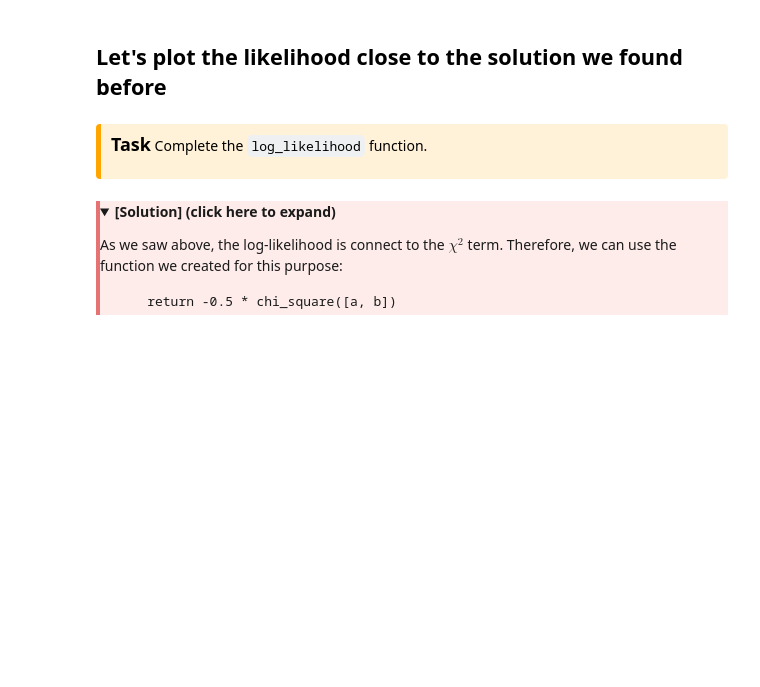
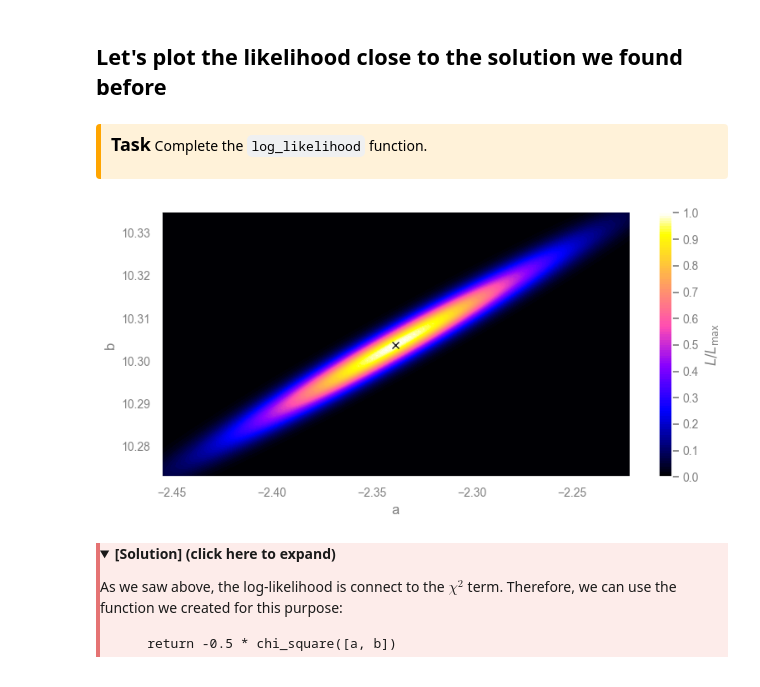
Before and after one commit to AstroStat-Academy/astrostat-school-7, a Jupyter notebook: MLE/MLE.ipynb, the cells around one changed output. Drawn from its saved outputs; the diff is of its cells as text; code cells hidden in the pictures; folded sections open; blank space fills up the shorter version.

```diff
--- a/MLE/MLE.ipynb
+++ b/MLE/MLE.ipynb
@@ -256,30 +285,32 @@ Complete the `log_likelihood` function.
 # %%
 # construct a 2D grid with 101 points in each direction
 a_grid = np.sort(np.linspace(0.95 * ch2_params[0], 1.05 * ch2_params[0], 101))
 b_grid = np.sort(np.linspace(0.997 * ch2_params[1], 1.003 * ch2_params[1], 101))
 [A, B] = np.meshgrid(a_grid, b_grid)
 
 
 # construct the likelihood function (and vectorize it to be applied directly on arrays)
 @np.vectorize
 def log_likelihood(a, b):
     """The log-likelihood function for the linear model."""
-    return ...
+    return -0.5 * chi_square([a, b])
 
 
 ln_like = log_likelihood(A, B)    # compute the likelihood in each grid point
 ln_like = ln_like - np.max(ln_like)       # normalizing it for the maximum to be 0.0
 L = np.exp(ln_like)               # un-log it to better visualization
 
 # plot the results
 plt.figure()
 plt.contourf(A, B, L, 100, cmap='gnuplot2')
 plt.plot(*ch2_params, "xk")
 plt.xlabel("a")
 plt.ylabel("b")
 cbar = plt.colorbar(label=r"$L / L_{\max}$")
 cbar.set_ticks(np.linspace(0, 1, 11))
 plt.show()
+# %% [output]
+[figure, added]
 # %% [markdown]
 <div style="border-left: 4px solid #e57373; padding-left: 1em; padding-top: 1em; padding-bottom: 1em; margin: 1em 0; background: #fdecea; color: #1a1a1a;">
 <details>
```
Also changed, not shown: parts of 19 cells of this notebook, 3 other files.
